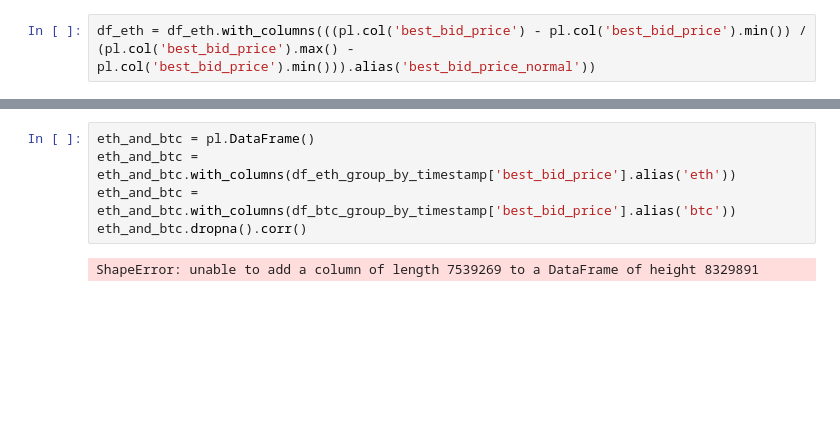
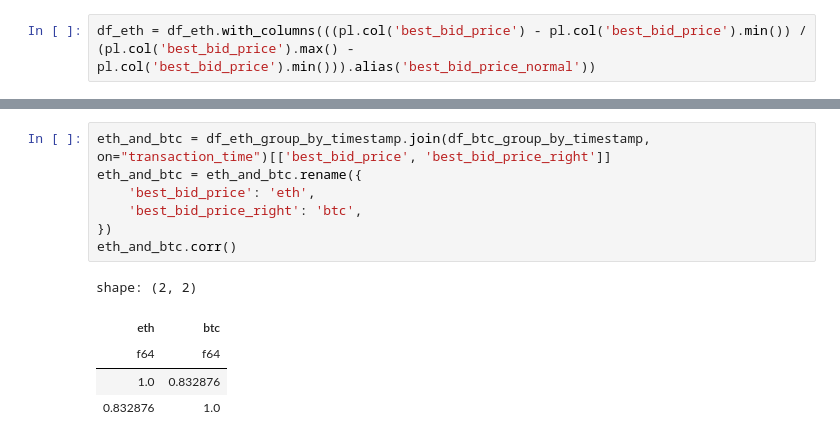
Before and after one commit to 1995parham-goodies/binance-client, a Jupyter notebook: polars.ipynb, the cells around one changed output, grey strips where cells are left out. Saved outputs shown, nothing was run; the diff lists cells and outputs as text; blank space fills up the shorter version.

```diff
--- a/polars.ipynb
+++ b/polars.ipynb
@@ -110,9 +110,15 @@ shape: (8_329_891, 9)
 | 2024-02-06 09:57:20.078 | 3.9384e12 | 2334.28 | 38.894 | 2334.29 | 39.623 | 2024-02-06 09:57:20.084 | ... |
 | 2024-02-06 09:57:56.392 | 3.9384e12 | 2333.51 | 7.978 | 2333.52 | 41.615 | 2024-02-06 09:57:56.397 | ... |
 # %%
-eth_and_btc = pl.DataFrame()
-eth_and_btc = eth_and_btc.with_columns(df_eth_group_by_timestamp['best_bid_price'].alias('eth'))
-eth_and_btc = eth_and_btc.with_columns(df_btc_group_by_timestamp['best_bid_price'].alias('btc'))
-eth_and_btc.dropna().corr()
+eth_and_btc = df_eth_group_by_timestamp.join(df_btc_group_by_timestamp, on="transaction_time")[['best_bid_price', 'best_bid_price_right']]
+eth_and_btc = eth_and_btc.rename({
+    'best_bid_price': 'eth',
+    'best_bid_price_right': 'btc',
+})
+eth_and_btc.corr()
 # %% [output]
-ShapeError: unable to add a column of length 7539269 to a DataFrame of height 8329891
+shape: (2, 2)
+| eth | btc |
+| f64 | f64 |
+| 1.0 | 0.832876 |
+| 0.832876 | 1.0 |
```
